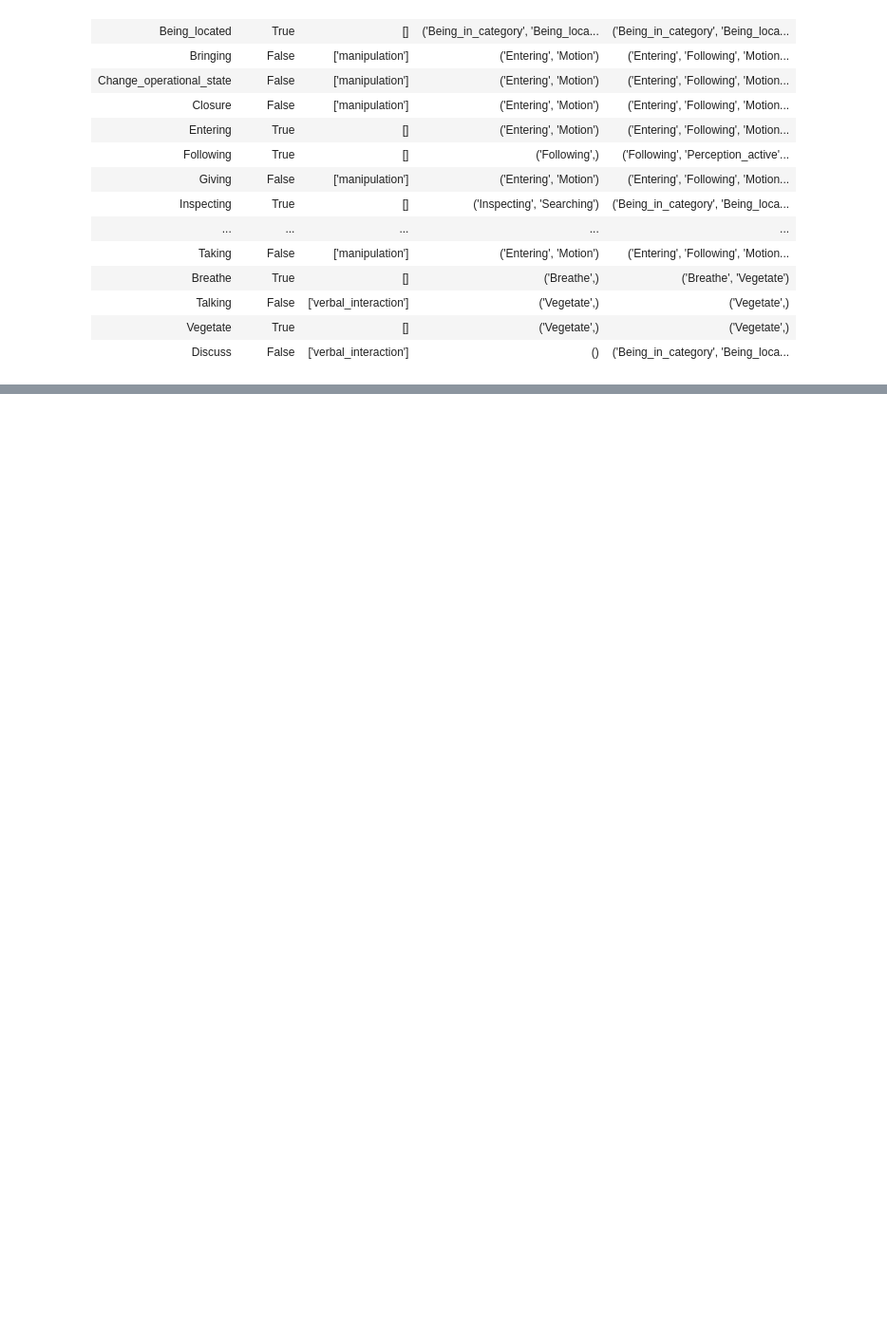
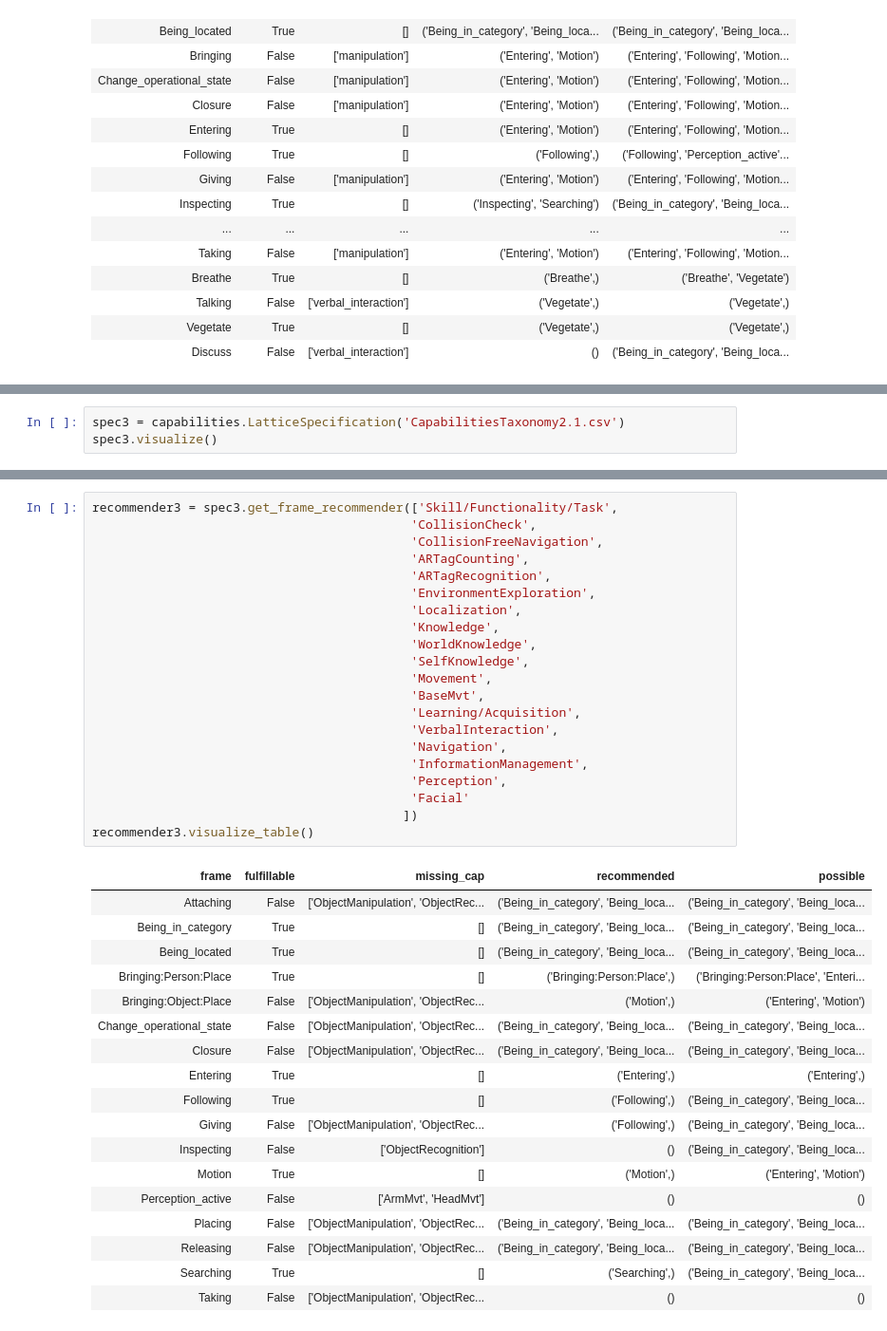
Before and after one commit to MartinoMensio/fca_frames_capabilities, a Jupyter notebook: 3_explaination.ipynb, the cells around one changed output, grey strips where cells are left out. Shown at 95% size. Saved outputs shown, nothing was run; the diff lists cells and outputs as text; blank space fills up the shorter version.

Commit message:
added CapabilitiesTaxonomy2.1 sketch

```diff
--- a/3_explaination.ipynb
+++ b/3_explaination.ipynb
@@ -108,0 +108,3 @@ recommender2.visualize_table()
+# %%
+spec3 = capabilities.LatticeSpecification('CapabilitiesTaxonomy2.1.csv')
+spec3.visualize()
@@ -108,0 +117,40 @@ recommender2.visualize_table()
+# %%
+recommender3 = spec3.get_frame_recommender(['Skill/Functionality/Task',
+                                           'CollisionCheck',
+                                           'CollisionFreeNavigation',
+                                           'ARTagCounting',
+                                           'ARTagRecognition',
+                                           'EnvironmentExploration',
+                                           'Localization',
+                                           'Knowledge',
+                                           'WorldKnowledge',
+                                           'SelfKnowledge',
+                                           'Movement',
+                                           'BaseMvt',
+                                           'Learning/Acquisition',
+                                           'VerbalInteraction',
+                                           'Navigation',
+                                           'InformationManagement',
+                                           'Perception',
+                                           'Facial'
+                                          ])
+recommender3.visualize_table()
+# %% [output]
+| frame | fulfillable | missing_cap | recommended | possible |
+| Attaching | False | ['ObjectManipulation', 'ObjectRec... | ('Being_in_category', 'Being_loca... | ('Being_in_category', 'Being_loca... |
+| Being_in_category | True | [] | ('Being_in_category', 'Being_loca... | ('Being_in_category', 'Being_loca... |
+| Being_located | True | [] | ('Being_in_category', 'Being_loca... | ('Being_in_category', 'Being_loca... |
+| Bringing:Person:Place | True | [] | ('Bringing:Person:Place',) | ('Bringing:Person:Place', 'Enteri... |
+| Bringing:Object:Place | False | ['ObjectManipulation', 'ObjectRec... | ('Motion',) | ('Entering', 'Motion') |
+| Change_operational_state | False | ['ObjectManipulation', 'ObjectRec... | ('Being_in_category', 'Being_loca... | ('Being_in_category', 'Being_loca... |
+| Closure | False | ['ObjectManipulation', 'ObjectRec... | ('Being_in_category', 'Being_loca... | ('Being_in_category', 'Being_loca... |
+| Entering | True | [] | ('Entering',) | ('Entering',) |
+| Following | True | [] | ('Following',) | ('Being_in_category', 'Being_loca... |
+| Giving | False | ['ObjectManipulation', 'ObjectRec... | ('Following',) | ('Being_in_category', 'Being_loca... |
+| Inspecting | False | ['ObjectRecognition'] | () | ('Being_in_category', 'Being_loca... |
+| Motion | True | [] | ('Motion',) | ('Entering', 'Motion') |
+| Perception_active | False | ['ArmMvt', 'HeadMvt'] | () | () |
+| Placing | False | ['ObjectManipulation', 'ObjectRec... | ('Being_in_category', 'Being_loca... | ('Being_in_category', 'Being_loca... |
+| Releasing | False | ['ObjectManipulation', 'ObjectRec... | ('Being_in_category', 'Being_loca... | ('Being_in_category', 'Being_loca... |
+| Searching | True | [] | ('Searching',) | ('Being_in_category', 'Being_loca... |
+| Taking | False | ['ObjectManipulation', 'ObjectRec... | () | () |
```
Also changed, not shown: parts of 4 cells of this notebook, 1 other file.
